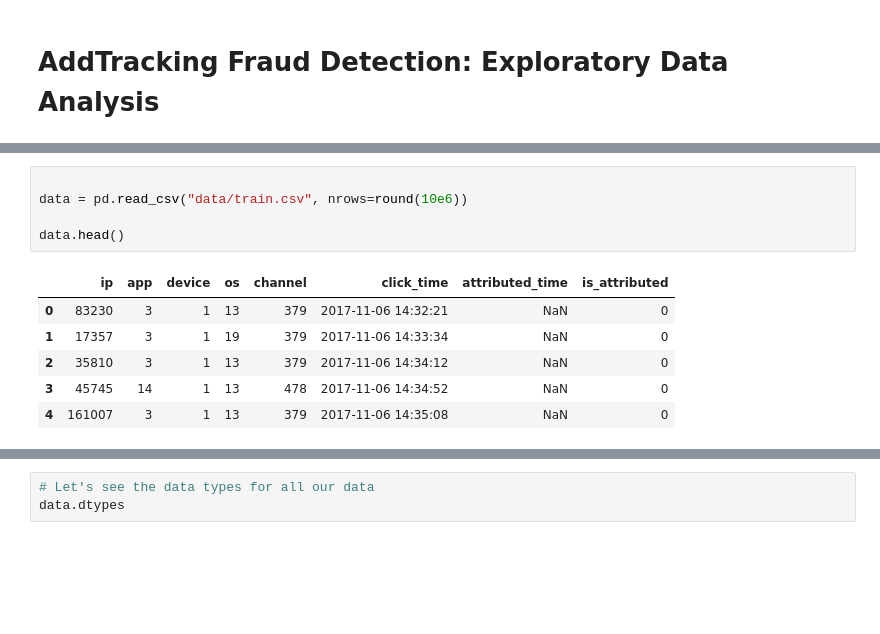
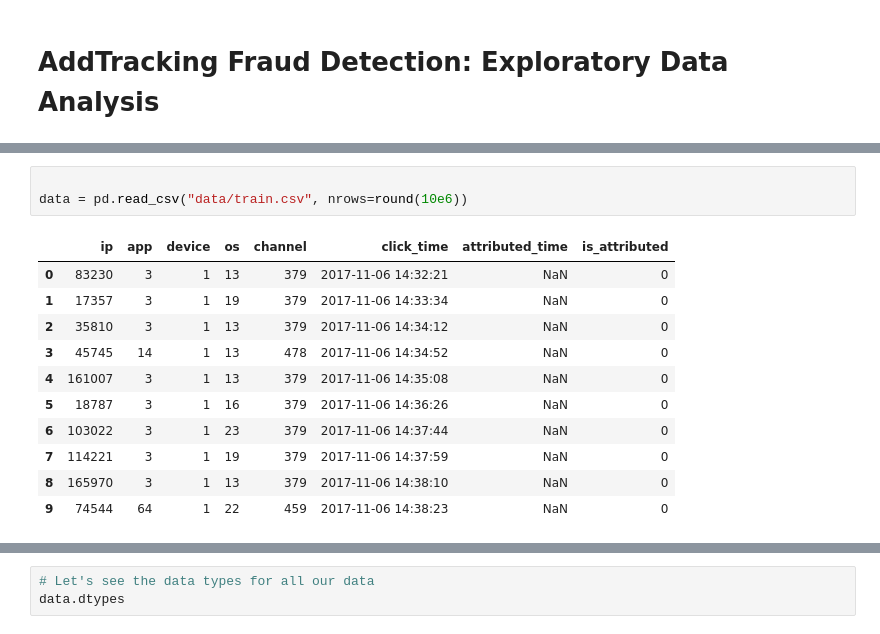
Before and after one commit to catherinelee274/fraud_detection, a Jupyter notebook: fraud_eda.ipynb, the cells around one changed output, grey strips where cells are left out. Cells and saved outputs as stored; diff of their text form; blank space fills up the shorter version.

```diff
--- a/fraud_eda.ipynb
+++ b/fraud_eda.ipynb
@@ -13,12 +12,15 @@ Using TensorFlow backend.
 # %%
 
 data = pd.read_csv("data/train.csv", nrows=round(10e6))
-
-data.head()
 # %% [output]
 |  | ip | app | device | os | channel | click_time | attributed_time | is_attributed |
 | 0 | 83230 | 3 | 1 | 13 | 379 | 2017-11-06 14:32:21 | NaN | 0 |
 | 1 | 17357 | 3 | 1 | 19 | 379 | 2017-11-06 14:33:34 | NaN | 0 |
 | 2 | 35810 | 3 | 1 | 13 | 379 | 2017-11-06 14:34:12 | NaN | 0 |
 | 3 | 45745 | 14 | 1 | 13 | 478 | 2017-11-06 14:34:52 | NaN | 0 |
 | 4 | 161007 | 3 | 1 | 13 | 379 | 2017-11-06 14:35:08 | NaN | 0 |
+| 5 | 18787 | 3 | 1 | 16 | 379 | 2017-11-06 14:36:26 | NaN | 0 |
+| 6 | 103022 | 3 | 1 | 23 | 379 | 2017-11-06 14:37:44 | NaN | 0 |
+| 7 | 114221 | 3 | 1 | 19 | 379 | 2017-11-06 14:37:59 | NaN | 0 |
+| 8 | 165970 | 3 | 1 | 13 | 379 | 2017-11-06 14:38:10 | NaN | 0 |
+| 9 | 74544 | 64 | 1 | 22 | 459 | 2017-11-06 14:38:23 | NaN | 0 |
```
Also changed, not shown: parts of 11 cells of this notebook, 1 other file.
